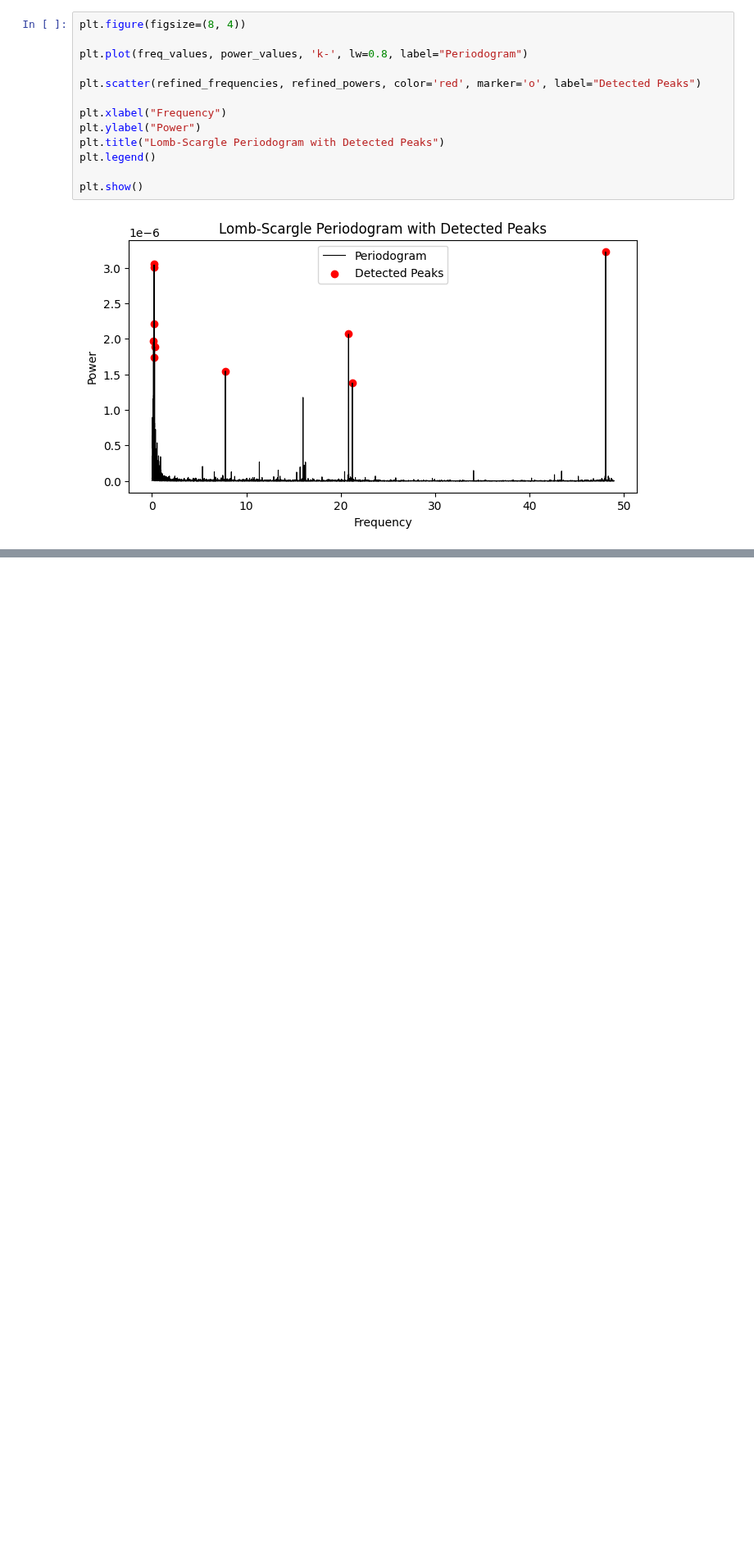
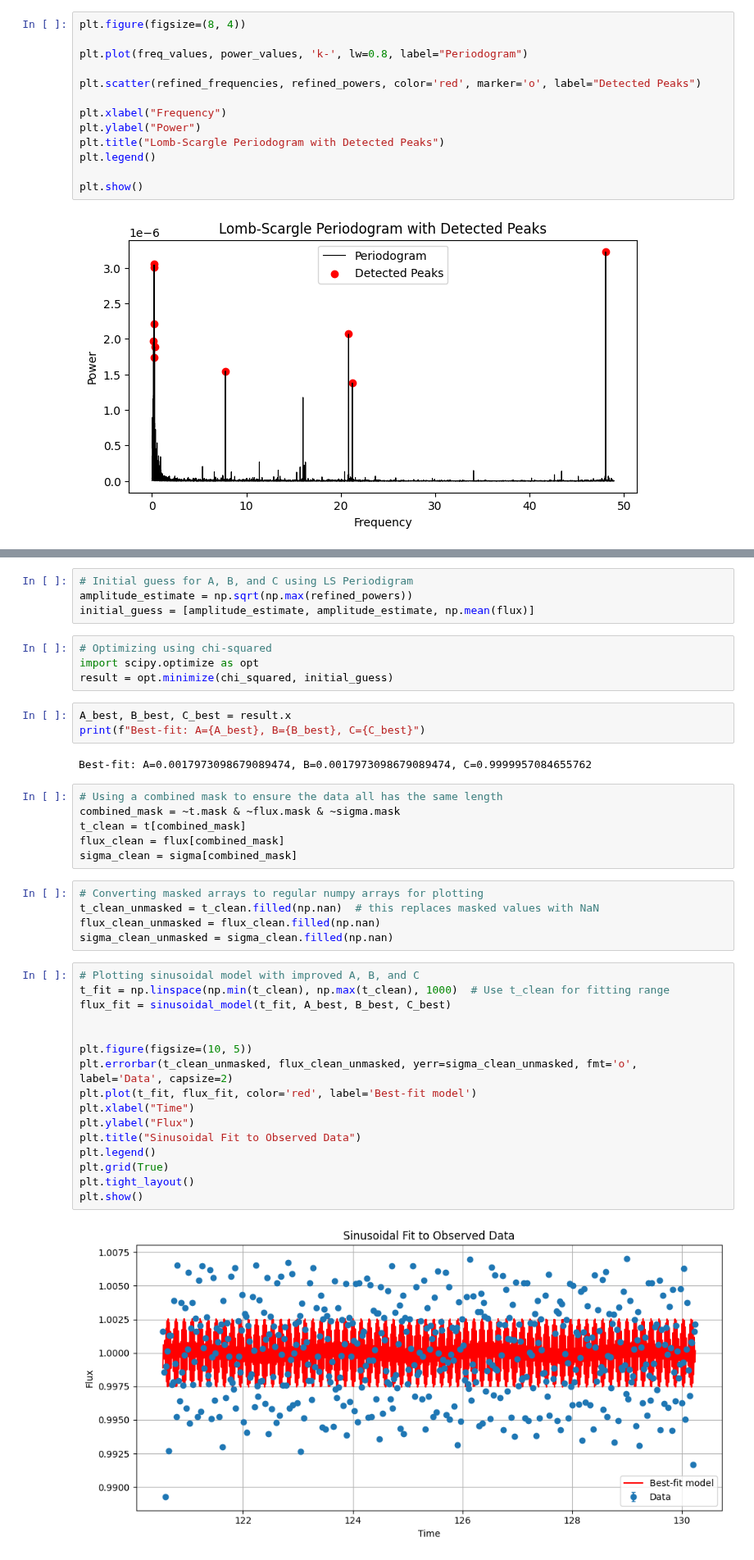
Before and after one commit to Hoggnation/cataloging_coherent_oscillators, a Jupyter notebook: Filtering_Function_on_KIC_7917485.ipynb, the cells around one changed output, grey strips where cells are left out. Shown at 82% size. Saved outputs shown, nothing was run; the diff lists cells and outputs as text; blank space fills up the shorter version.

Commit message:
chi-squared function

```diff
--- a/Filtering_Function_on_KIC_7917485.ipynb
+++ b/Filtering_Function_on_KIC_7917485.ipynb
@@ -433,0 +324,42 @@ Chi-squared: 0.0007492698317368908
+# %%
+# Initial guess for A, B, and C using LS Periodigram
+amplitude_estimate = np.sqrt(np.max(refined_powers))
+initial_guess = [amplitude_estimate, amplitude_estimate, np.mean(flux)]
+# %%
+# Optimizing using chi-squared
+import scipy.optimize as opt
+result = opt.minimize(chi_squared, initial_guess)
+# %%
+A_best, B_best, C_best = result.x
+print(f"Best-fit: A={A_best}, B={B_best}, C={C_best}")
+# %% [output]
+Best-fit: A=0.0017973098679089474, B=0.0017973098679089474, C=0.9999957084655762
+# %%
+# Using a combined mask to ensure the data all has the same length
+combined_mask = ~t.mask & ~flux.mask & ~sigma.mask
+t_clean = t[combined_mask]
+flux_clean = flux[combined_mask]
+sigma_clean = sigma[combined_mask]
+# %%
+# Converting masked arrays to regular numpy arrays for plotting
+t_clean_unmasked = t_clean.filled(np.nan)  # this replaces masked values with NaN
+flux_clean_unmasked = flux_clean.filled(np.nan)
+sigma_clean_unmasked = sigma_clean.filled(np.nan)
+# %%
+# Plotting sinusoidal model with improved A, B, and C
+t_fit = np.linspace(np.min(t_clean), np.max(t_clean), 1000)  # Use t_clean for fitting range
+flux_fit = sinusoidal_model(t_fit, A_best, B_best, C_best)
+
+
+plt.figure(figsize=(10, 5))
+plt.errorbar(t_clean_unmasked, flux_clean_unmasked, yerr=sigma_clean_unmasked, fmt='o', label='Data', capsize=2)
+plt.plot(t_fit, flux_fit, color='red', label='Best-fit model')
+plt.xlabel("Time")
+plt.ylabel("Flux")
+plt.title("Sinusoidal Fit to Observed Data")
+plt.legend()
+plt.grid(True)
+plt.tight_layout()
+plt.show()
+# %% [output]
+[figure, added]
```
Also changed, not shown: parts of 12 cells of this notebook.
